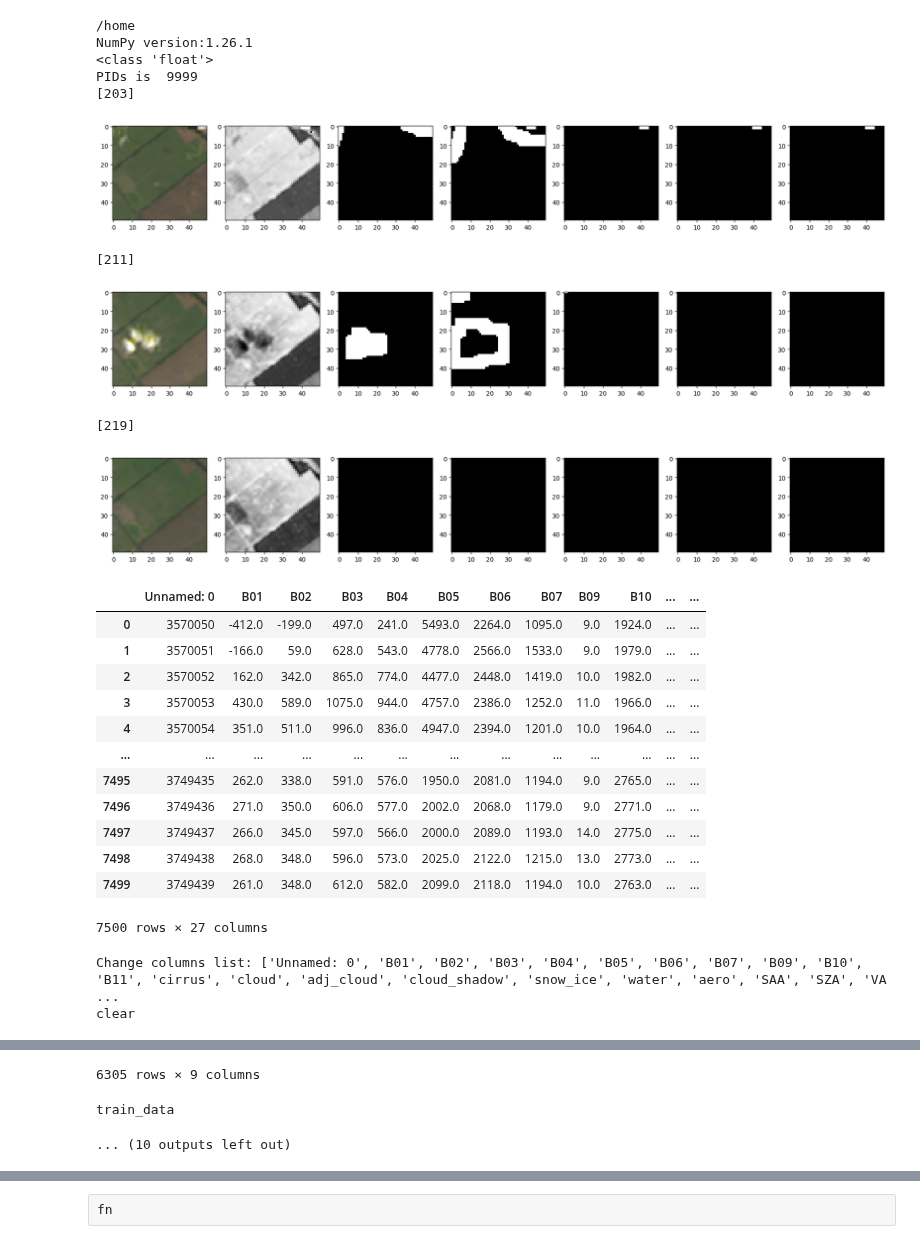
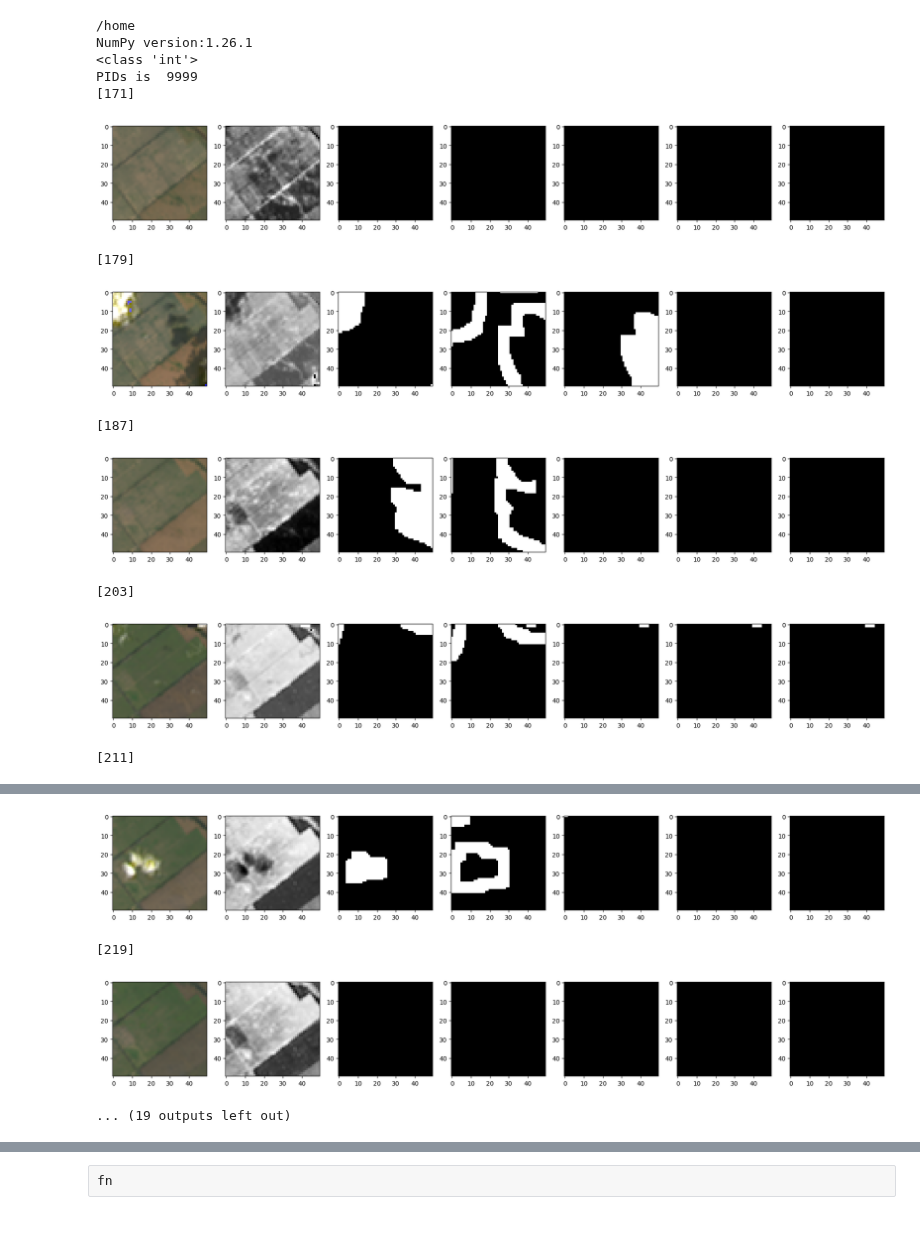
Before and after one commit to koyacolab/aispace, a Jupyter notebook: ai.ipynb, the cells around one changed output, grey strips where cells are left out. Cells and saved outputs as stored; diff of their text form; code cells hidden in the pictures.

```diff
--- a/ai.ipynb
+++ b/ai.ipynb
@@ -151,7 +151,7 @@ print(current_directory)
 
 print(f'NumPy version:{np.__version__}')
 np.float = float # 'float32' # float
-table_dtype = np.float  # 'int64'   # np.float  #'float32'
+table_dtype = int  # np.float  # 'int64'   # np.float  #'float32'
 print(table_dtype)
 
 hls_data = HLSDataSet(table_dtype = table_dtype)
@@ -161,8 +161,9 @@ hls_data.clip_dataset(x1=50.0, y1=50.0, x2=100.0, y2=100.0)
 
 # doys = [171, 179, 187, 195, 203, 211, 219]
 doys = [171, 179, 187, 203, 211, 219]
+# doys = [171, 187, 203, 211, 219]
 # doys = [203, 211, 219]
-doys = [203, 211, 219]
+# doys = [203, 211, 219]
 
 df = hls_data._get_data_doys(doys = doys, SHOW=True)
 display(df)
@@ -179,52 +180,40 @@ df1, df2 = hls_data._set_clear_cloud()
 # display(df2)
 
 data, nan, clear, cloud = hls_data._set_train_columns_name()
 
 print('clear')
 display(clear)
 
 # train_data, test_data = hls_data._set_train_test_data(doy=211.0, x1=60.0, y1=40.0, x2=75.0, y2=55.0)
 
 train_data, test_data = hls_data._set_train_test_data(doy=211.0, x1=45.0, y1=45.0, x2=50.0, y2=50.0)
 # train_data, test_data = hls_data._set_timeseries_train_test_data(doy=211.0, x1=50.0, y1=50.0, x2=100.0, y2=100.0)
 
 print('train_data')
 display(train_data)
 print('test_data')
 display(test_data)
 # display(data)
 # display(nan)
 # display(clear)
 # display(cloud)
 
 hls_data._to_impute()
 hls_data._inference_train_test_data()
 hls_data._inference_imshow()
 
 # fn
 # %% [output]
 /home
 NumPy version:1.26.1
-<class 'float'>
+<class 'int'>
 PIDs is  9999
-[203]
+[171]
-[figure, old version]
+[figure, new version]
-[211]
+[179]
-[figure, old version]
+[figure, new version]
-[219]
+[187]
-[figure, old version]
+[figure, new version]
-|  | Unnamed: 0 | B01 | B02 | B03 | B04 | B05 | B06 | B07 | B09 | B10 | ... | ... |
-| 0 | 3570050 | -412.0 | -199.0 | 497.0 | 241.0 | 5493.0 | 2264.0 | 1095.0 | 9.0 | 1924.0 | ... | ... |
-| 1 | 3570051 | -166.0 | 59.0 | 628.0 | 543.0 | 4778.0 | 2566.0 | 1533.0 | 9.0 | 1979.0 | ... | ... |
-| 2 | 3570052 | 162.0 | 342.0 | 865.0 | 774.0 | 4477.0 | 2448.0 | 1419.0 | 10.0 | 1982.0 | ... | ... |
-| 3 | 3570053 | 430.0 | 589.0 | 1075.0 | 944.0 | 4757.0 | 2386.0 | 1252.0 | 11.0 | 1966.0 | ... | ... |
-| 4 | 3570054 | 351.0 | 511.0 | 996.0 | 836.0 | 4947.0 | 2394.0 | 1201.0 | 10.0 | 1964.0 | ... | ... |
-| ... | ... | ... | ... | ... | ... | ... | ... | ... | ... | ... | ... | ... |
-| 7495 | 3749435 | 262.0 | 338.0 | 591.0 | 576.0 | 1950.0 | 2081.0 | 1194.0 | 9.0 | 2765.0 | ... | ... |
-| 7496 | 3749436 | 271.0 | 350.0 | 606.0 | 577.0 | 2002.0 | 2068.0 | 1179.0 | 9.0 | 2771.0 | ... | ... |
-| 7497 | 3749437 | 266.0 | 345.0 | 597.0 | 566.0 | 2000.0 | 2089.0 | 1193.0 | 14.0 | 2775.0 | ... | ... |
-| 7498 | 3749438 | 268.0 | 348.0 | 596.0 | 573.0 | 2025.0 | 2122.0 | 1215.0 | 13.0 | 2773.0 | ... | ... |
-| 7499 | 3749439 | 261.0 | 348.0 | 612.0 | 582.0 | 2099.0 | 2118.0 | 1194.0 | 10.0 | 2763.0 | ... | ... |
-7500 rows × 27 columns
+[203]
+[figure, added]
-Change columns list: ['Unnamed: 0', 'B01', 'B02', 'B03', 'B04', 'B05', 'B06', 'B07', 'B09', 'B10', 'B11', 'cirrus', 'cloud', 'adj_cloud', 'cloud_shadow', 'snow_ice', 'water', 'aero', 'SAA', 'SZA', 'VA ...
-clear
+[211]
@@ -243,4 +220,5 @@ clear
+[figure, added]
-6305 rows × 9 columns
+[219]
+[figure, added]
-train_data
+... (19 outputs left out)
-... (10 outputs left out)
 # %%
```
Also changed, not shown: parts of 4 cells of this notebook, 2 other files.
